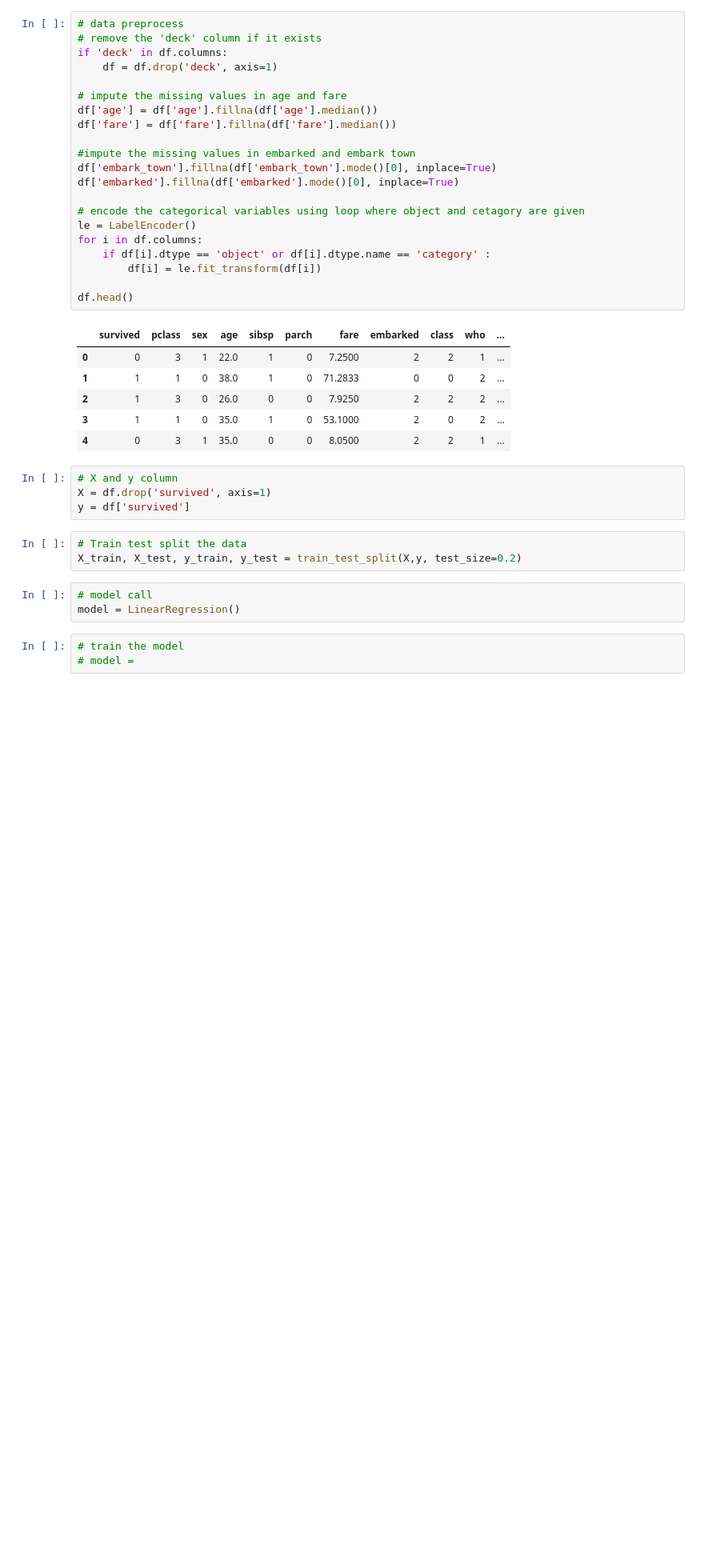
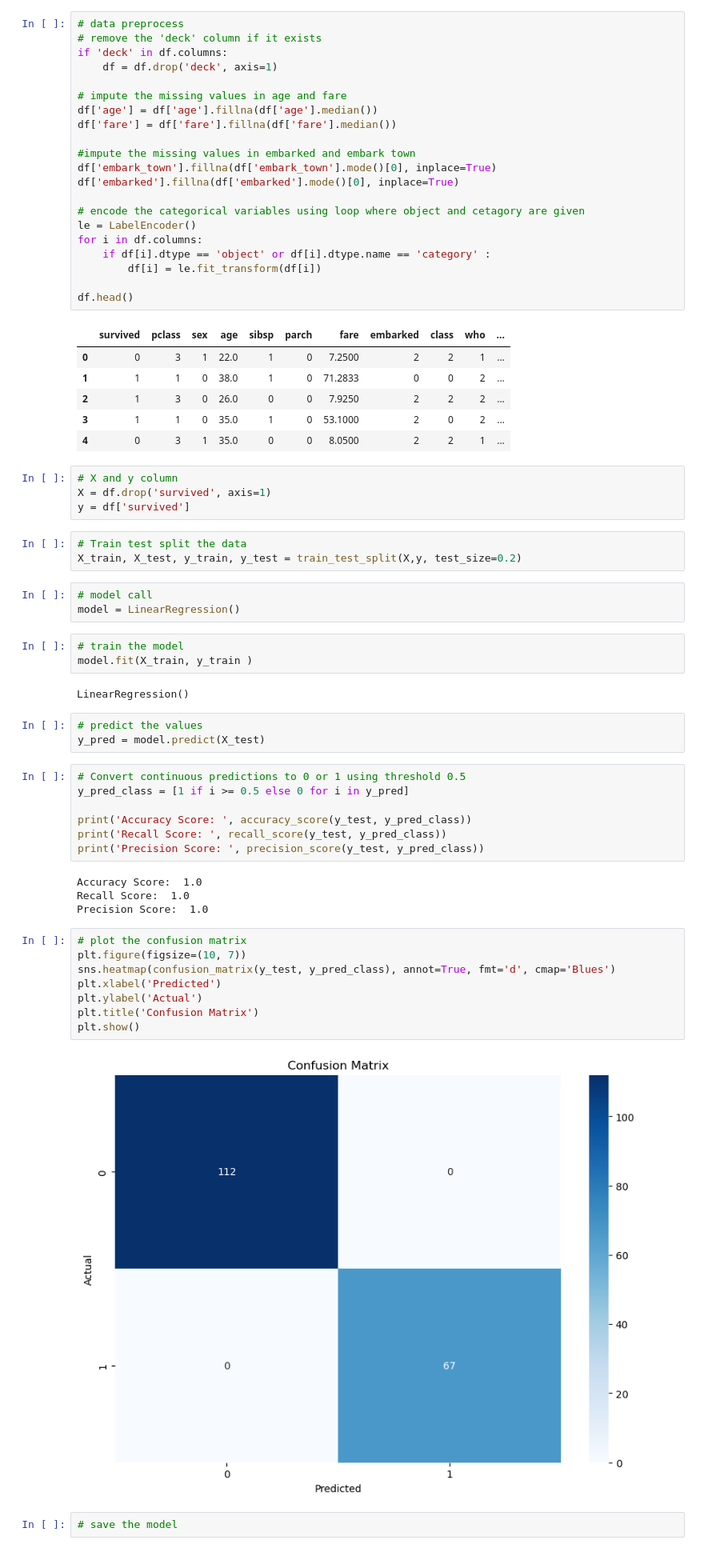
Before and after one commit to shahahmad-dev/machine_learnig, a Jupyter notebook: 11_logistic_regression.ipynb, the cells around one changed output. Shown: that part at 80% size. Cells and saved outputs as stored; diff of their text form; blank space fills up the shorter version.

Commit message:
plot the confusion matrix

```diff
--- a/11_logistic_regression.ipynb
+++ b/11_logistic_regression.ipynb
@@ -183,4 +183,32 @@ X_train, X_test, y_train, y_test = train_test_split(X,y, test_size=0.2)
 model = LinearRegression()
 # %%
 # train the model
-# model =
+model.fit(X_train, y_train )
+# %% [output]
+LinearRegression()
+# %%
+# predict the values
+y_pred = model.predict(X_test)
+# %%
+# Convert continuous predictions to 0 or 1 using threshold 0.5
+y_pred_class = [1 if i >= 0.5 else 0 for i in y_pred]
+
+print('Accuracy Score: ', accuracy_score(y_test, y_pred_class))
+print('Recall Score: ', recall_score(y_test, y_pred_class))
+print('Precision Score: ', precision_score(y_test, y_pred_class))
+# %% [output]
+Accuracy Score:  1.0
+Recall Score:  1.0
+Precision Score:  1.0
+# %%
+# plot the confusion matrix
+plt.figure(figsize=(10, 7))
+sns.heatmap(confusion_matrix(y_test, y_pred_class), annot=True, fmt='d', cmap='Blues')
+plt.xlabel('Predicted')
+plt.ylabel('Actual')
+plt.title('Confusion Matrix')
+plt.show()
+# %% [output]
+[figure, added]
+# %%
+# save the model
```
